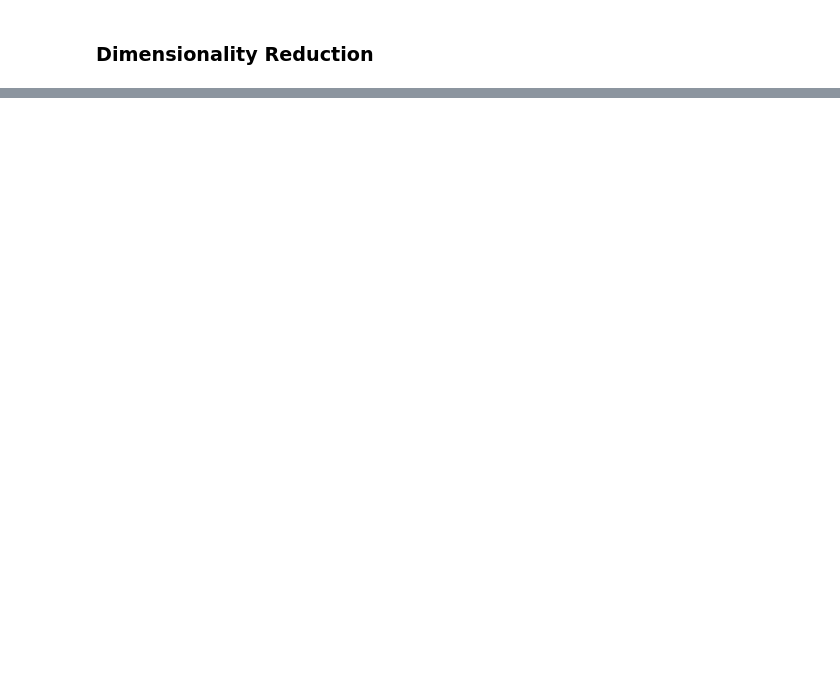
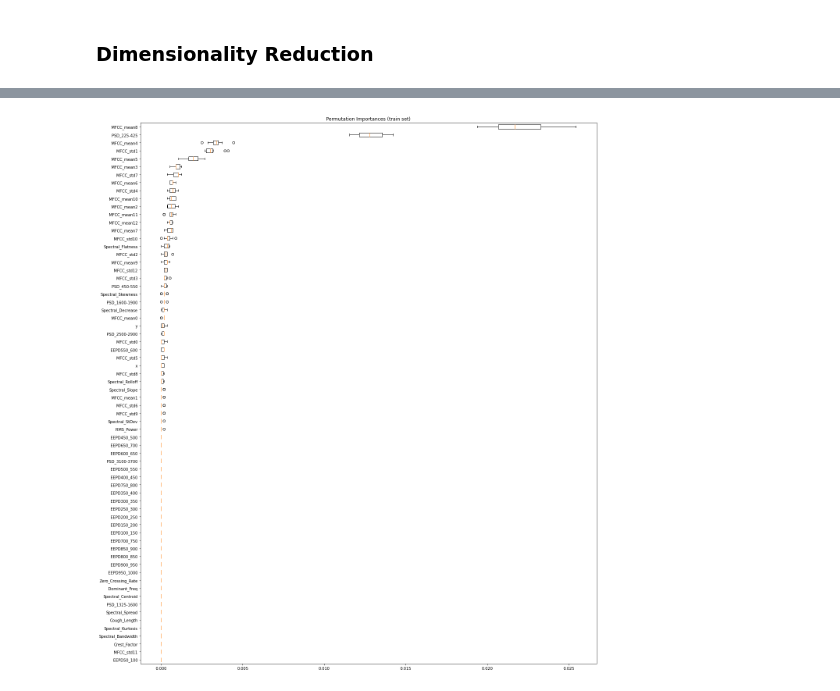
Before and after one commit to clelf/ML_Project2, a Jupyter notebook: scripts/P2 - EDA.ipynb, the cells around one changed output, grey strips where cells are left out. Saved outputs shown, nothing was run; the diff lists cells and outputs as text; code cells hidden in the pictures; blank space fills up the shorter version.

```diff
--- a/scripts/P2 - EDA.ipynb
+++ b/scripts/P2 - EDA.ipynb
@@ -319,7 +409,7 @@ plt.show()
 # %%
 #meaningful_features = ['MFCC_mean8', 'PDF_225-425', 'MFCC_mean4', 'MFCC_std1', 'MFCC_mean5', 'Spectral_Flatness']
 # %%
-X_train, X_test, y_train, y_test = train_test_split_on_index(features = df_normalized.drop("Label", axis=1),
+X_train, X_test, y_train, y_test = ih.train_test_split_on_index(features = df_normalized.drop("Label", axis=1),
                                                              label = df_normalized["Label"])
 categorical_columns = X_train.columns[:19]
 numerical_columns = X_train.columns[19:]
@@ -333,33 +423,35 @@ numerical_pipe = Pipeline([
 ])
 
 #preprocessing = ColumnTransformer(
 #    [('cat', categorical_pipe, categorical_columns),
 #     ('num', numerical_pipe, numerical_columns)])
 
 preprocessing = ColumnTransformer(
     [('cat', categorical_pipe, categorical_columns)])
 
 #rf = Pipeline([
 #    ('preprocess', preprocessing),
 #    ('classifier', RandomForestClassifier(random_state=42))
 #])
 
 rf = Pipeline([
     ('classifier', RandomForestClassifier(random_state=42))
 ])
 
 rf.fit(X_train, y_train)
 
 result = permutation_importance(rf, X_train, y_train, n_repeats=10,
                                 random_state=42, n_jobs=2)
 sorted_idx = result.importances_mean.argsort()
 
 fig, ax = plt.subplots(figsize=(18,20))
 ax.boxplot(result.importances[sorted_idx].T,
            vert=False, labels=X_train.columns[sorted_idx])
 ax.set_title("Permutation Importances (train set)")
 fig.tight_layout()
 plt.show()
+# %% [output]
+[figure, added]
 # %%
 from scipy.stats import spearmanr
 from scipy.cluster import hierarchy
```
Also changed, not shown: parts of 36 cells of this notebook, 23 other files.
